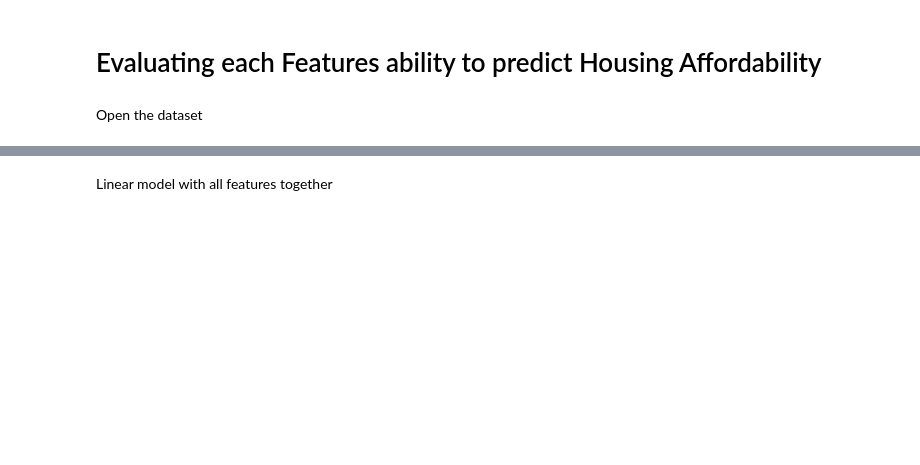
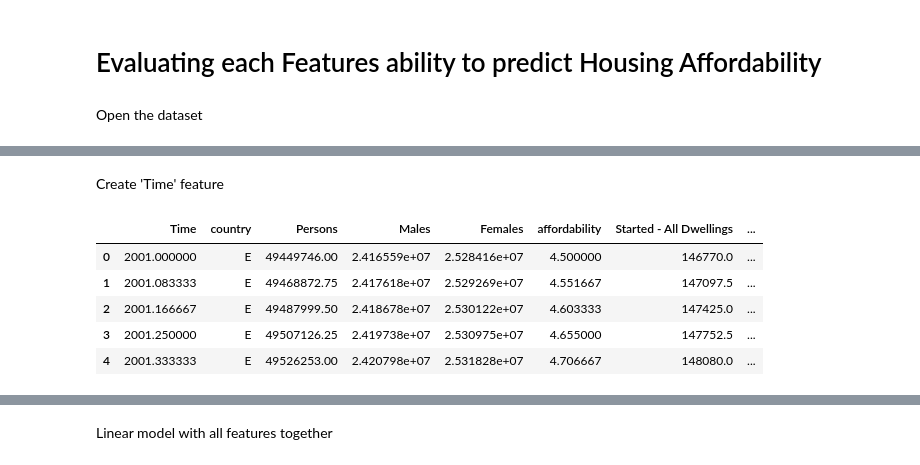
Before and after one commit to qa21336/HousingStatisticsAnalysis-, a Jupyter notebook: Merged_Data_Feature_Evaluation.ipynb, the cells around one changed output, grey strips where cells are left out. Saved outputs shown, nothing was run; the diff lists cells and outputs as text; code cells hidden in the pictures; blank space fills up the shorter version.

```diff
--- a/Merged_Data_Feature_Evaluation.ipynb
+++ b/Merged_Data_Feature_Evaluation.ipynb
@@ -25,0 +22,21 @@ Find statistics about correlations of features with price-to-earnings + linear r
+# %% [markdown]
+Create 'Time' feature
+# %%
+monthsYears = df["mm/yyyy"]
+months = list(map(lambda my: int(my.split("/")[0]), monthsYears))
+years = list(map(lambda my: int(my.split("/")[1]), monthsYears))
+
+# -1 so it's zero indexes, /12 so its in range [0, 1)
+monthsReformatted = (np.array(months) - 1) / 12
+time = np.array(years) + monthsReformatted
+
+df.insert(0, "Time", time)
+df = df.drop(["Year", "mm/yyyy"], axis=1)
+df.head()
+# %% [output]
+|  | Time | country | Persons | Males | Females | affordability | Started - All Dwellings | ... |
+| 0 | 2001.000000 | E | 49449746.00 | 2.416559e+07 | 2.528416e+07 | 4.500000 | 146770.0 | ... |
+| 1 | 2001.083333 | E | 49468872.75 | 2.417618e+07 | 2.529269e+07 | 4.551667 | 147097.5 | ... |
+| 2 | 2001.166667 | E | 49487999.50 | 2.418678e+07 | 2.530122e+07 | 4.603333 | 147425.0 | ... |
+| 3 | 2001.250000 | E | 49507126.25 | 2.419738e+07 | 2.530975e+07 | 4.655000 | 147752.5 | ... |
+| 4 | 2001.333333 | E | 49526253.00 | 2.420798e+07 | 2.531828e+07 | 4.706667 | 148080.0 | ... |
```
Also changed, not shown: parts of 7 cells of this notebook.
